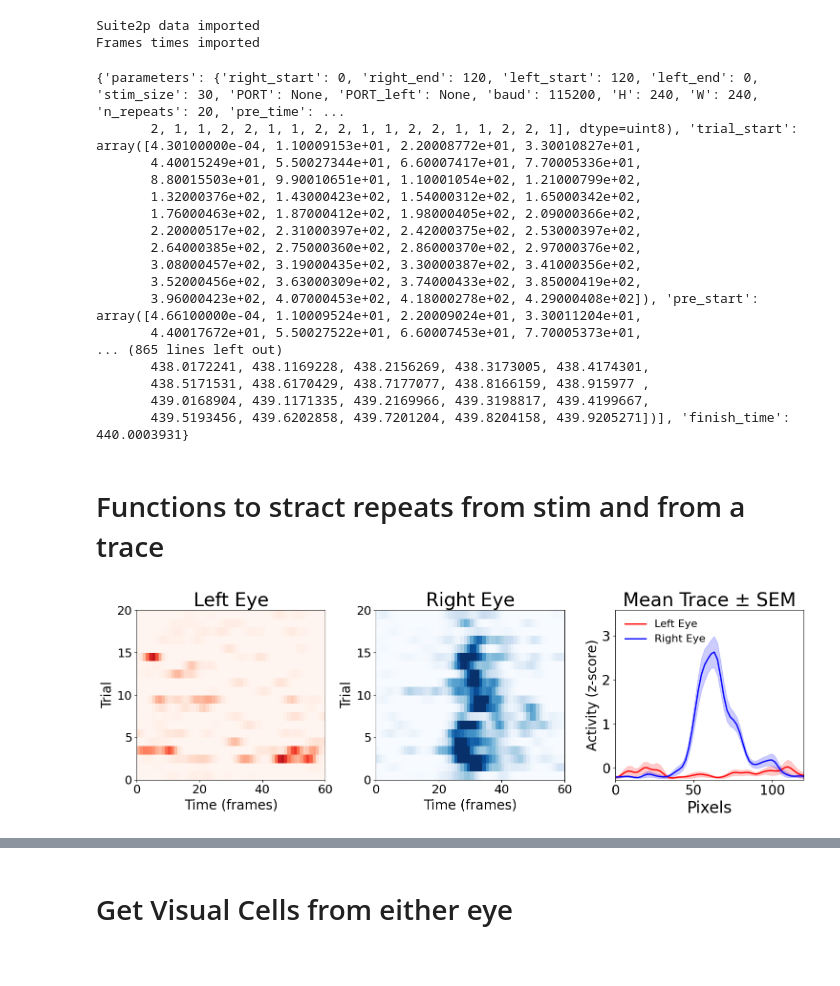
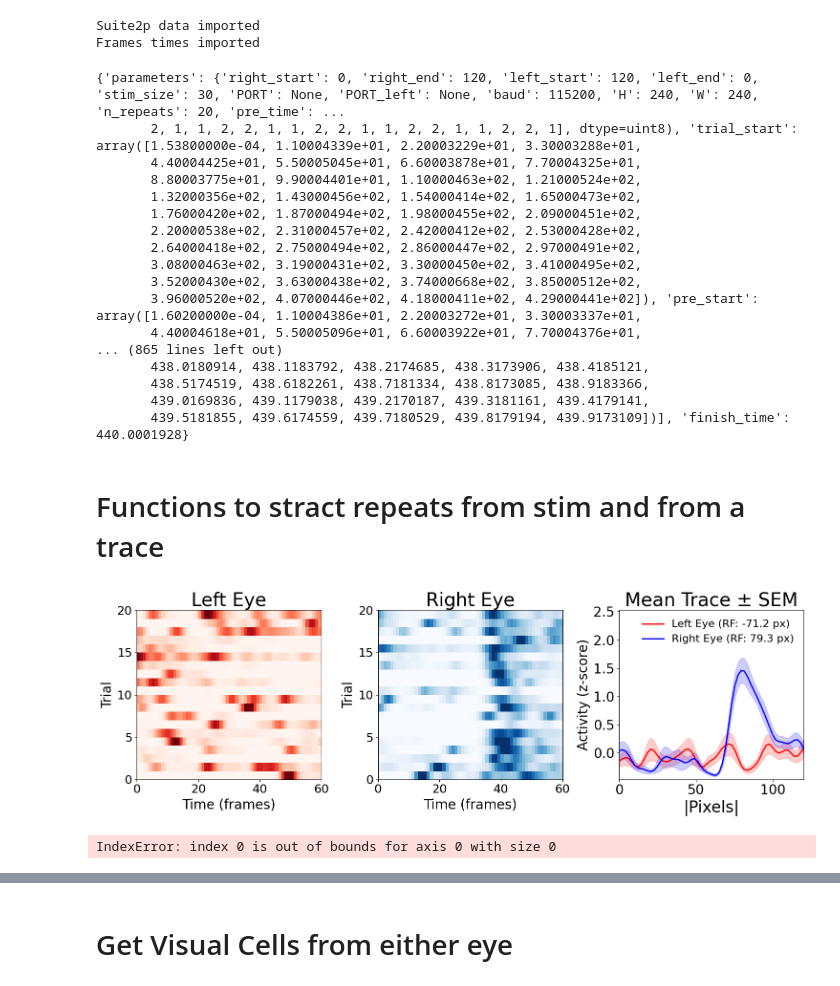
Before and after one commit to s-acosta/distance-project, a Jupyter notebook: disparity-analysis/disparity-notebooks/mousegoggles-left-right-test.ipynb, the cells around one changed output, grey strips where cells are left out. Drawn from its saved outputs; the diff is of its cells as text; code cells hidden in the pictures.

```diff
--- a/disparity-analysis/disparity-notebooks/mousegoggles-left-right-test.ipynb
+++ b/disparity-analysis/disparity-notebooks/mousegoggles-left-right-test.ipynb
@@ -21,8 +21,8 @@ from scipy.ndimage import gaussian_filter1d
 %load_ext autoreload
 %autoreload 2
 
-mouse_name = 'SAM044'
-record_date = '260325'
+mouse_name = 'SAM045'
+record_date = '260602'
 experiment_name = 'goggles_right-left'
 
 session_dir = r'D:\data-distance-coding-project\processed-data\{record_date}_{mouse_name}_{experiment_name}'.format(record_date=record_date, mouse_name=mouse_name, experiment_name=experiment_name)
@@ -80,22 +80,22 @@ Frames times imported
 print(stim)
 # %% [output]
 {'parameters': {'right_start': 0, 'right_end': 120, 'left_start': 120, 'left_end': 0, 'stim_size': 30, 'PORT': None, 'PORT_left': None, 'baud': 115200, 'H': 240, 'W': 240, 'n_repeats': 20, 'pre_time': ...
-       2, 1, 1, 2, 2, 1, 1, 2, 2, 1, 1, 2, 2, 1, 1, 2, 2, 1], dtype=uint8), 'trial_start': array([4.30100000e-04, 1.10009153e+01, 2.20008772e+01, 3.30010827e+01,
-       4.40015249e+01, 5.50027344e+01, 6.60007417e+01, 7.70005336e+01,
-       8.80015503e+01, 9.90010651e+01, 1.10001054e+02, 1.21000799e+02,
-       1.32000376e+02, 1.43000423e+02, 1.54000312e+02, 1.65000342e+02,
-       1.76000463e+02, 1.87000412e+02, 1.98000405e+02, 2.09000366e+02,
-       2.20000517e+02, 2.31000397e+02, 2.42000375e+02, 2.53000397e+02,
-       2.64000385e+02, 2.75000360e+02, 2.86000370e+02, 2.97000376e+02,
-       3.08000457e+02, 3.19000435e+02, 3.30000387e+02, 3.41000356e+02,
-       3.52000456e+02, 3.63000309e+02, 3.74000433e+02, 3.85000419e+02,
-       3.96000423e+02, 4.07000453e+02, 4.18000278e+02, 4.29000408e+02]), 'pre_start': array([4.66100000e-04, 1.10009524e+01, 2.20009024e+01, 3.30011204e+01,
-       4.40017672e+01, 5.50027522e+01, 6.60007453e+01, 7.70005373e+01,
+       2, 1, 1, 2, 2, 1, 1, 2, 2, 1, 1, 2, 2, 1, 1, 2, 2, 1], dtype=uint8), 'trial_start': array([1.53800000e-04, 1.10004339e+01, 2.20003229e+01, 3.30003288e+01,
+       4.40004425e+01, 5.50005045e+01, 6.60003878e+01, 7.70004325e+01,
+       8.80003775e+01, 9.90004401e+01, 1.10000463e+02, 1.21000524e+02,
+       1.32000356e+02, 1.43000456e+02, 1.54000414e+02, 1.65000473e+02,
+       1.76000420e+02, 1.87000494e+02, 1.98000455e+02, 2.09000451e+02,
+       2.20000538e+02, 2.31000457e+02, 2.42000412e+02, 2.53000428e+02,
+       2.64000418e+02, 2.75000494e+02, 2.86000447e+02, 2.97000491e+02,
+       3.08000463e+02, 3.19000431e+02, 3.30000450e+02, 3.41000495e+02,
+       3.52000430e+02, 3.63000438e+02, 3.74000668e+02, 3.85000512e+02,
+       3.96000520e+02, 4.07000446e+02, 4.18000411e+02, 4.29000441e+02]), 'pre_start': array([1.60200000e-04, 1.10004386e+01, 2.20003272e+01, 3.30003337e+01,
+       4.40004618e+01, 5.50005096e+01, 6.60003922e+01, 7.70004376e+01,
 ... (865 lines left out)
-       438.0172241, 438.1169228, 438.2156269, 438.3173005, 438.4174301,
-       438.5171531, 438.6170429, 438.7177077, 438.8166159, 438.915977 ,
-       439.0168904, 439.1171335, 439.2169966, 439.3198817, 439.4199667,
-       439.5193456, 439.6202858, 439.7201204, 439.8204158, 439.9205271])], 'finish_time': 440.0003931}
+       438.0180914, 438.1183792, 438.2174685, 438.3173906, 438.4185121,
+       438.5174519, 438.6182261, 438.7181334, 438.8173085, 438.9183366,
+       439.0169836, 439.1179038, 439.2170187, 439.3181161, 439.4179141,
+       439.5181855, 439.6174559, 439.7180529, 439.8179194, 439.9173109])], 'finish_time': 440.0001928}
 # %% [markdown]
 # Functions to stract repeats from stim and from a trace
 # %%
@@ -155,5 +163,6 @@ all_traces = get_all_traces(cell=13)
 # %%
 def make_comparison_plot(cell):
+
     idx = np.where(suite2p_id == cell)[0][0]
 
     vmin = np.percentile(spikes[idx, :], 1)
@@ -162,12 +171,11 @@ def make_comparison_plot(cell):
     left_traces = get_all_traces(cell, eye='left')
     right_traces = get_all_traces(cell, eye='right')
 
-    left_mean, left_std = get_all_traces(cell, eye='left', mean_trace = True)
-    right_mean, right_std = get_all_traces(cell, eye='right', mean_trace = True)
+    left_mean, left_std = get_all_traces(cell, eye='left', mean_trace=True)
+    right_mean, right_std = get_all_traces(cell, eye='right', mean_trace=True)
 
     fig, axes = plt.subplots(1, 3, figsize=(15, 5))
 
-    # Left subplot: heatmap of left responses
     ax1 = axes[0]
     im = ax1.pcolor(left_traces, vmin=vmin, vmax=vmax, cmap='Reds')
     ax1.set_xlabel('Time (frames)', fontsize=20)
@@ -176,7 +184,6 @@ def make_comparison_plot(cell):
     ax1.tick_params(axis='both', which='major', labelsize=18)
     ax1.figure.axes[-1].yaxis.label.set_size(24)
 
-    # Middle subplot: heatmap of right responses
     ax1 = axes[1]
     im = ax1.pcolor(right_traces, vmin=vmin, vmax=vmax, cmap='Blues')
     ax1.set_xlabel('Time (frames)', fontsize=20)
@@ -185,45 +192,53 @@ def make_comparison_plot(cell):
     ax1.tick_params(axis='both', which='major', labelsize=18)
     ax1.figure.axes[-1].yaxis.label.set_size(24)
 
-    # # Right subplot: mean trace with error bars
     ax2 = axes[2]
 
     start_pos, end_pos = get_screen_positions(eye='left')
     left_range = np.linspace(start_pos, end_pos, np.shape(left_traces)[1])
 
     start_pos, end_pos = get_screen_positions(eye='right')
     right_range = np.linspace(start_pos, end_pos, np.shape(right_traces)[1])
+
+    # Compute RF pixel positions
+    left_rf_idx, _ = find_rf_position(cell, eye='left')
+    right_rf_idx, _ = find_rf_position(cell, eye='right')
+    left_rf_px = left_range[left_rf_idx]
+    right_rf_px = right_range[right_rf_idx]
 
     ax2.fill_between(left_range, left_mean - left_std, left_mean + left_std, alpha=0.2, color='red')
     ax2.plot(left_range, left_mean, linewidth=2, color='red')
 
     ax2.fill_between(right_range, right_mean - right_std, right_mean + right_std, alpha=0.2, color='blue')
     ax2.plot(right_range, right_mean, linewidth=2, color='blue')
 
     ax2.set_xlim(right_range[0], right_range[-1])
     ax2.set_ylim(vmin, vmax)
 
-    ax2.set_xlabel('Pixels', fontsize=24)
-
+    ax2.set_xlabel('|Pixels|', fontsize=24)
     ax2.set_ylabel('Activity (z-score)', fontsize=20)
     ax2.set_title(f'Mean Trace ± SEM', fontsize=28)
     ax2.tick_params(axis='both', which='major', labelsize=20)
     if len(ax2.lines) >= 2:
         ax2.legend(
             handles=[ax2.lines[0], ax2.lines[1]],
-            labels=['Left Eye', 'Right Eye'],
+            labels=[f'Left Eye (RF: {-left_rf_px:.1f} px)', f'Right Eye (RF: {right_rf_px:.1f} px)'],
             fontsize=16,
             loc='best',
             frameon=False
         )
 
     plt.tight_layout()
 
     return fig
 
-fig = make_comparison_plot(cell=159)
+fig = make_comparison_plot(cell=348)
 # %% [output]
-[figure, old version]
+[figure, new version]
+# %%
+fig = make_comparison_plot(cell=422)
+# %% [output]
+IndexError: index 0 is out of bounds for axis 0 with size 0
 # %%
 results_dir = os.path.join(session_dir, "results")
 os.makedirs(results_dir, exist_ok=True)
```
Also changed, not shown: parts of 18 cells of this notebook, 5 other files.
